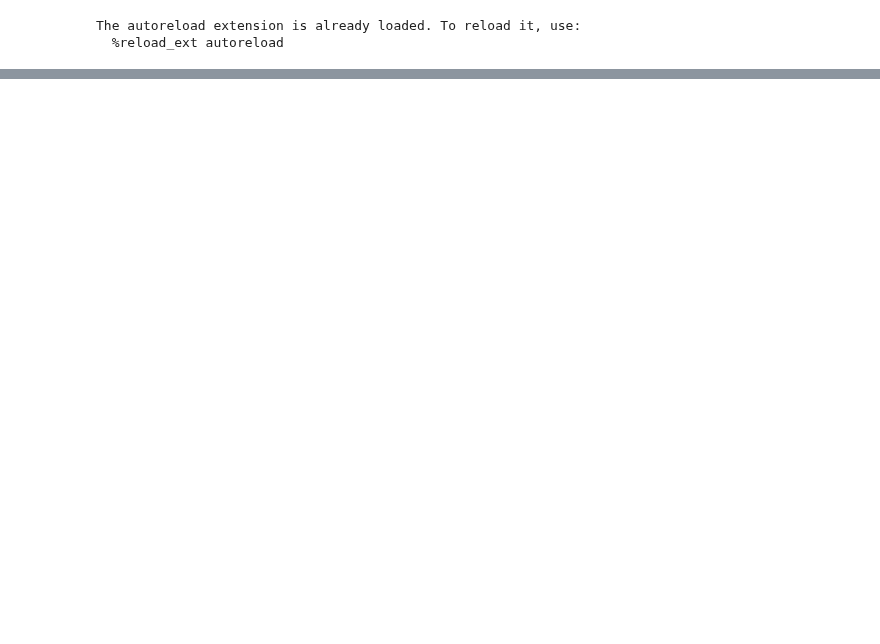
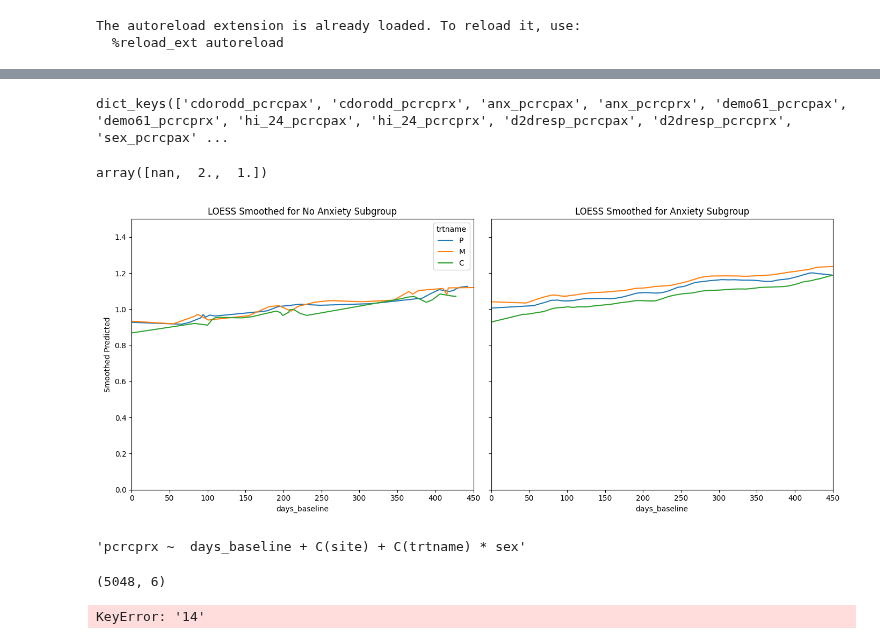
Before and after one commit to ALINA991/ADHD_fMRI, a Jupyter notebook: MTA/mta_mediators.ipynb, the cells around one changed output, grey strips where cells are left out. Saved outputs shown, nothing was run; the diff lists cells and outputs as text; code cells hidden in the pictures; blank space fills up the shorter version.

Commit message:
constrast done, mediator plots almost

```diff
--- a/MTA/mta_mediators.ipynb
+++ b/MTA/mta_mediators.ipynb
@@ -181,0 +108,4 @@ plt.show()
+# %%
+groups = 'src_subject_id'
+alpha = 0.05
+raters = ['Teacher', 'Parent']
@@ -181,0 +221,67 @@ plt.show()
+# %%
+results['pc'].keys()
+# %% [output]
+dict_keys(['cdorodd_pcrcpax', 'cdorodd_pcrcprx', 'anx_pcrcpax', 'anx_pcrcprx', 'demo61_pcrcpax', 'demo61_pcrcprx', 'hi_24_pcrcpax', 'hi_24_pcrcprx', 'd2dresp_pcrcpax', 'd2dresp_pcrcprx', 'sex_pcrcpax' ...
+# %%
+result = results['ssrs']['demo61_ssptossx']
+# %%
+data = data_dict['ssrs']
+# %%
+data['demo61'].unique()
+# %% [output]
+array([nan,  2.,  1.])
+# %%
+data['predicted'] = result.predict(data)
+# %%
+from statsmodels.nonparametric.smoothers_lowess import lowess
+import matplotlib.pyplot as plt
+
+# Apply LOESS smoothing for "No Anxiety" and "Anxiety" subgroups, and filter for days_baseline >= 0
+no_mod = data[(data['demo61'] == 1) & (data['days_baseline'] >= 0) & (data['days_baseline'] <= 450)]
+yes_mod = data[(data['demo61'] == 2) & (data['days_baseline'] >= 0) & (data['days_baseline'] <= 450)]
+
+# Create subplots (1 row, 2 columns) with shared y-axis
+fig, axes = plt.subplots(1, 2, figsize=(14, 6), sharey=True)
+
+# Plot for "No Anxiety" subgroup
+for trt in no_mod['trtname'].unique():
+    subset = no_mod[no_mod['trtname'] == trt]
+    smoothed = lowess(subset['predicted'], subset['days_baseline'], frac=0.1)
+    axes[0].plot(smoothed[:, 0], smoothed[:, 1], label=trt)
+
+axes[0].set_title('LOESS Smoothed for No Anxiety Subgroup')
+axes[0].set_xlabel('days_baseline')
+axes[0].set_ylabel('Smoothed Predicted')
+axes[0].legend(title='trtname')
+axes[0].set_xlim(0, 450)  # Set x-axis from 0 to 450
+axes[0].set_ylim(0, 3)    # Set y-axis from 0 to 3
+
+# Plot for "Anxiety" subgroup
+for trt in yes_mod['trtname'].unique():
+    subset = yes_mod[yes_mod['trtname'] == trt]
+    smoothed = lowess(subset['predicted'], subset['days_baseline'], frac=0.1)
+    axes[1].plot(smoothed[:, 0], smoothed[:, 1], label=trt)
+
+axes[1].set_title('LOESS Smoothed for Anxiety Subgroup')
+axes[1].set_xlabel('days_baseline')
+axes[1].set_xlim(0, 450)  # Set x-axis from 0 to 450
+axes[1].set_ylim(0, 1.5)    # Ensure y-axis is from 0 to 3
+
+# Show the plot
+plt.tight_layout()
+plt.show()
+# %% [output]
+[figure, added]
+# %%
+data = snap[:100]
+groups = data['src_subject_id']
+data.shape
+formula
+# %% [output]
+'pcrcprx ~  days_baseline + C(site) + C(trtname) * sex'
+# %%
+data = snap[['src_subject_id', 'trtname', 'days_baseline', 'site','snahypax' ,'cdorodd']].dropna()
+groups = data['src_subject_id']
+data.shape
+# %% [output]
+(5048, 6)
@@ -181,0 +290,4 @@ plt.show()
+# %%
+result_snap = [[[ smf.mixedlm(formulas_dict['snap'][i][j], data_dict['snap']['14'][data_dict['snap']['14']['version_form'] == rater], groups = groups).fit() for rater in raters] for i in range(len(snap_vars))] for j in range(len(med_mod_list))]
+# %% [output]
+KeyError: '14'
```
Also changed, not shown: parts of 36 cells of this notebook, 3 other files.
